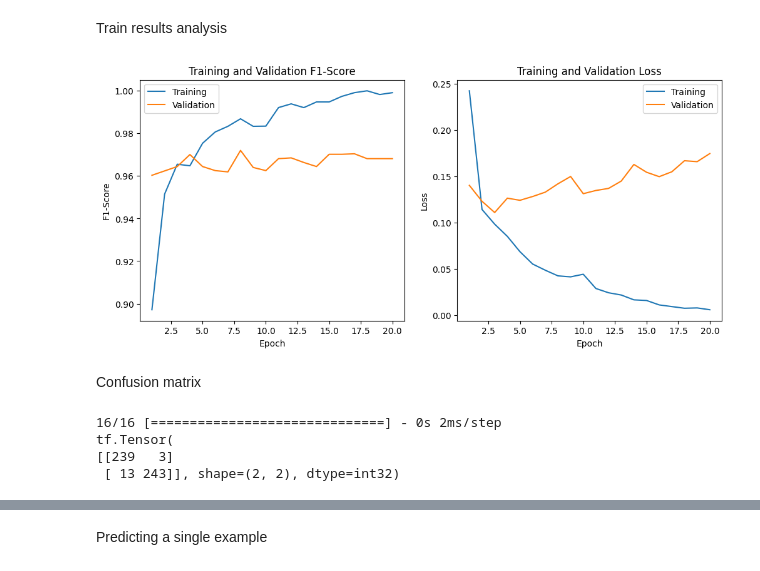
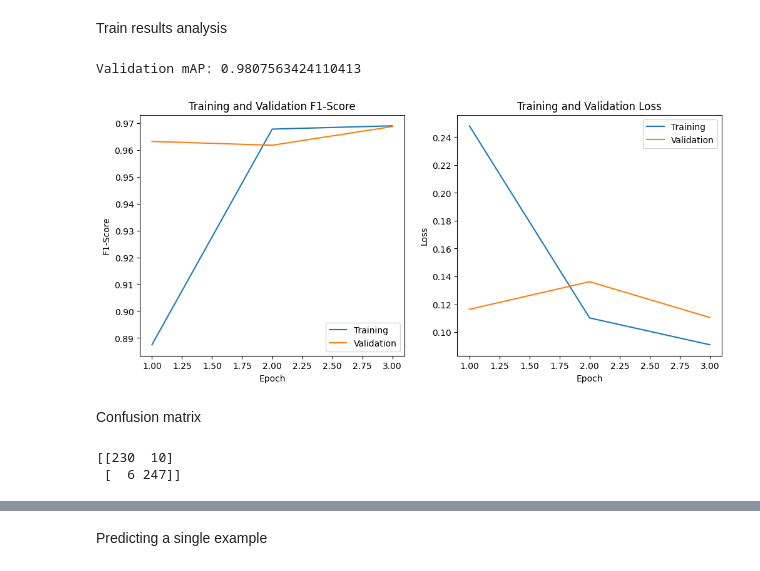
Before and after one commit to 9helix/GMNmeteorNet, a Jupyter notebook: data augmentation.ipynb, the cells around one changed output, grey strips where cells are left out. Drawn from its saved outputs; the diff is of its cells as text; code cells hidden in the pictures.

```diff
--- a/data augmentation.ipynb
+++ b/data augmentation.ipynb
@@ -18,19 +17,23 @@ Visualizing dimensions of dateset images
 # %%
 dataset = "../mldataset/cropped"
-dirs = [os.path.join(dataset, "ConfirmedFiles"),
-        os.path.join(dataset, "RejectedFiles")]
+dirs = [os.path.join(dataset, "Meteors"), os.path.join(dataset, "Artifacts")]
 dimensions = []
 
 for i in dirs:
     for j in os.listdir(i):
 
-        imgs = os.path.join(i, j, "images")
-        if not os.path.exists(imgs):
-            continue
-        for img in os.listdir(imgs):
+        img = os.path.join(i, j)
 
-            img = os.path.join(imgs, img)
+        if "synthesized" in img:
 
+            for synth in os.listdir(img):
+                img3 = os.path.join(img, synth)
+
+                img2 = Image.open(img3)
+                img_array = np.array(img2)
+                dimensions.append(img_array.shape[0])
+                img_array = np.expand_dims(img_array, axis=-1)
+        else:
             img = Image.open(img)
             img_array = np.array(img)
             dimensions.append(img_array.shape[0])
@@ -254,10 +263,16 @@ class F1Score(tf.keras.metrics.Metric):
 Model compiling and training
 # %%
 model.compile(
-    loss="binary_crossentropy", optimizer=optimizers.Adam(), metrics=[tf.keras.metrics.AUC(curve='PR', name='mAP'), F1Score()]
+    loss="binary_crossentropy",
+    optimizer=optimizers.Adam(),
+    metrics=[
+        tf.keras.metrics.Precision(name="precision"),
+        tf.keras.metrics.Recall(name="recall"),
+        tf.keras.metrics.AUC(curve="PR", name="mAP"),
+    ],
 )
 # %%
-EPOCHS = 20
+EPOCHS = 3
 history = model.fit(
     train_ds,
     epochs=EPOCHS,
@@ -286,44 +290,56 @@ Train results analysis
 # %%
 loss = history.history["loss"]
 val_loss = history.history["val_loss"]
-f1_score = history.history["f1_score"]
-val_f1_score = history.history["val_f1_score"]
+precision = history.history["precision"]
+val_precision = history.history["val_precision"]
+recall = history.history["recall"]
+val_recall = history.history["val_recall"]
+
+val_mAP = history.history["val_mAP"][-1]
+print("Validation mAP:", val_mAP)
+
+f1_score = 2 * tf.math.multiply(precision, recall) / tf.math.add(precision, recall)
+val_f1_score = (
+    2
+    * tf.math.multiply(val_precision, val_recall)
+    / tf.math.add(val_precision, val_recall)
+)
 
 epoch_range = range(1, len(loss) + 1)
 
 plt.figure(figsize=(12, 5))
 plt.subplot(1, 2, 1)
 plt.plot(epoch_range, f1_score, label="Training")
 plt.plot(epoch_range, val_f1_score, label="Validation")
 plt.title("Training and Validation F1-Score")
 plt.xlabel("Epoch")
 plt.ylabel("F1-Score")
 plt.legend()
 
 plt.subplot(1, 2, 2)
 plt.plot(epoch_range, loss, label="Training")
 plt.plot(epoch_range, val_loss, label="Validation")
 plt.title("Training and Validation Loss")
 plt.xlabel("Epoch")
 plt.ylabel("Loss")
 plt.legend()
 
 plt.show()
 # %% [output]
+Validation mAP: 0.9807563424110413
-[figure, old version]
+[figure, new version]
 # %% [markdown]
 Confusion matrix
 # %%
 Y_pred = model.predict(val_ds)
 
 Y_pred_classes = np.squeeze(np.round(Y_pred))
+#Y_pred_classes=binary_mtx = tf.where(Y_pred >= 0.9, 1, 0).numpy()
 
 Y_true = np.squeeze(np.concatenate([y for x, y in val_ds], axis=0))
 
 confusion_mtx = tf.math.confusion_matrix(Y_true, Y_pred_classes, num_classes=2)
-print(confusion_mtx)
+print(confusion_mtx.numpy())
 # %% [output]
-16/16 [==============================] - 0s 2ms/step
-tf.Tensor(
-[[239   3]
- [ 13 243]], shape=(2, 2), dtype=int32)
+[[230  10]
+ [  6 247]]
```
Also changed, not shown: parts of 15 cells of this notebook, 2 other files.
